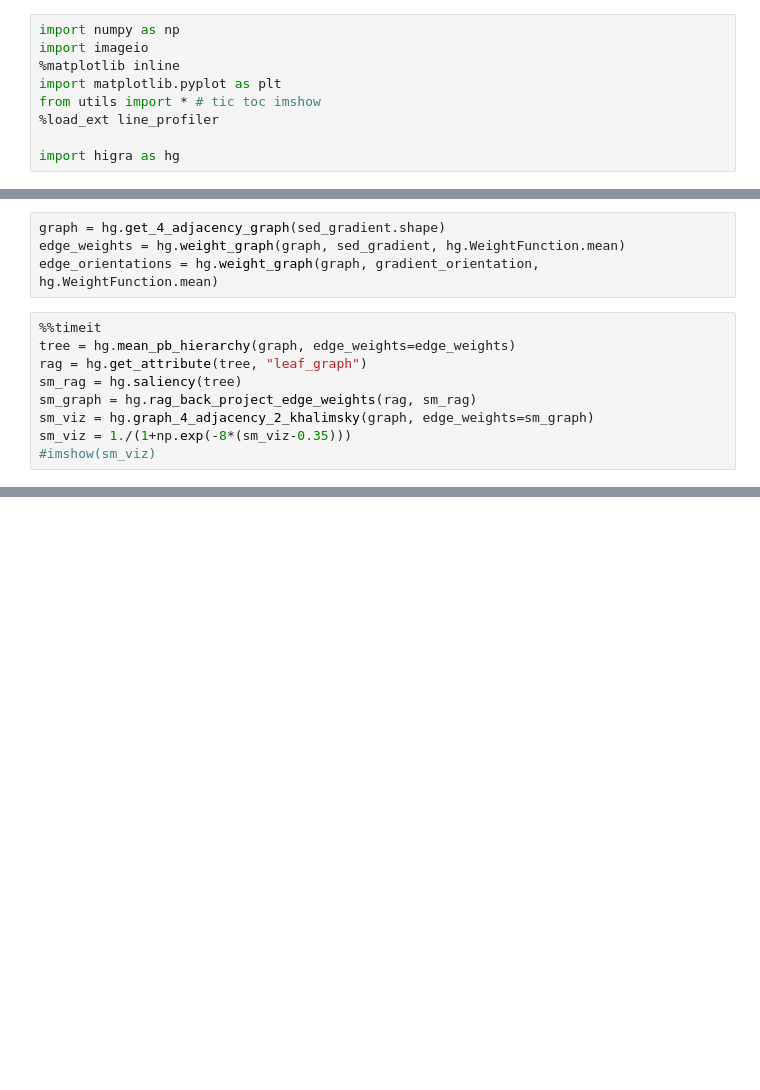
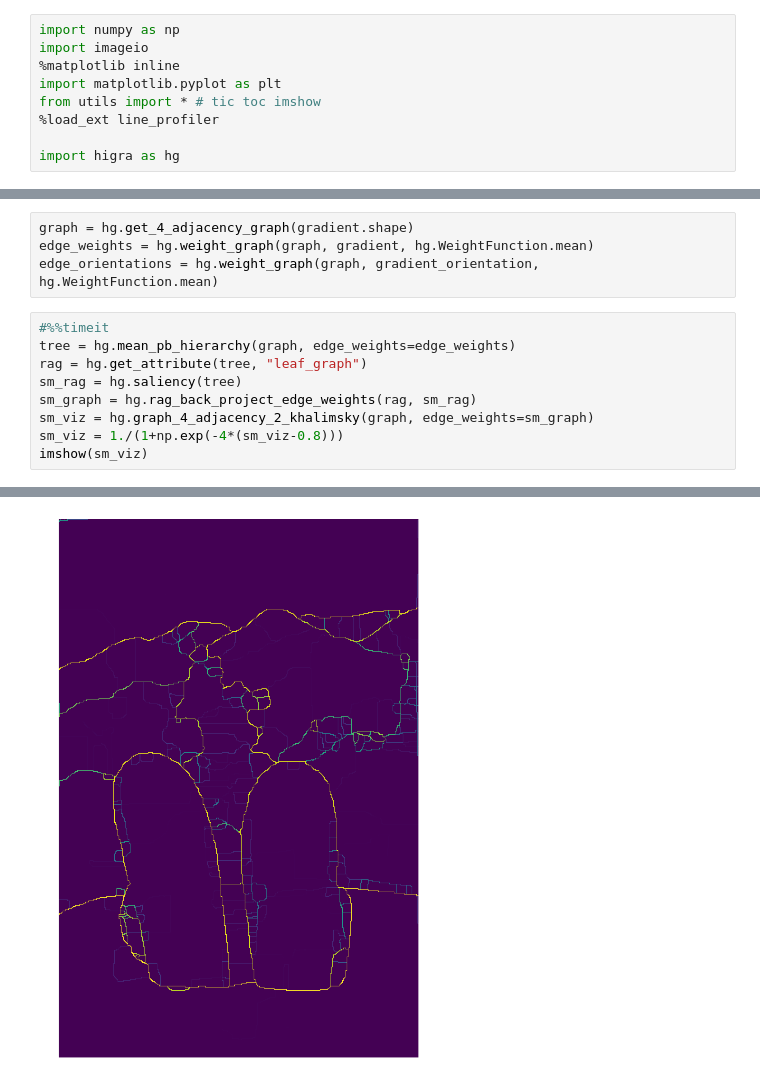
Before and after one commit to higra/Higra, a Jupyter notebook: notebooks/Test.ipynb, the cells around one changed output, grey strips where cells are left out. Saved outputs shown, nothing was run; the diff lists cells and outputs as text; blank space fills up the shorter version.

```diff
--- a/notebooks/Test.ipynb
+++ b/notebooks/Test.ipynb
@@ -32,14 +37,14 @@ imshow(gradient_orientation)
 # %%
-graph = hg.get_4_adjacency_graph(sed_gradient.shape)
-edge_weights = hg.weight_graph(graph, sed_gradient, hg.WeightFunction.mean)
+graph = hg.get_4_adjacency_graph(gradient.shape)
+edge_weights = hg.weight_graph(graph, gradient, hg.WeightFunction.mean)
 edge_orientations = hg.weight_graph(graph, gradient_orientation, hg.WeightFunction.mean)
 # %%
-%%timeit
+#%%timeit
 tree = hg.mean_pb_hierarchy(graph, edge_weights=edge_weights)
 rag = hg.get_attribute(tree, "leaf_graph")
 sm_rag = hg.saliency(tree)
 sm_graph = hg.rag_back_project_edge_weights(rag, sm_rag)
 sm_viz = hg.graph_4_adjacency_2_khalimsky(graph, edge_weights=sm_graph)
-sm_viz = 1./(1+np.exp(-8*(sm_viz-0.35)))
-#imshow(sm_viz)
+sm_viz = 1./(1+np.exp(-4*(sm_viz-0.8)))
+imshow(sm_viz)
 # %% [output]
@@ -47 +51,2 @@ sm_viz = 1./(1+np.exp(-8*(sm_viz-0.35)))
+[figure, added]
 # %%
```
Also changed, not shown: parts of 8 cells of this notebook, 1 other file.
